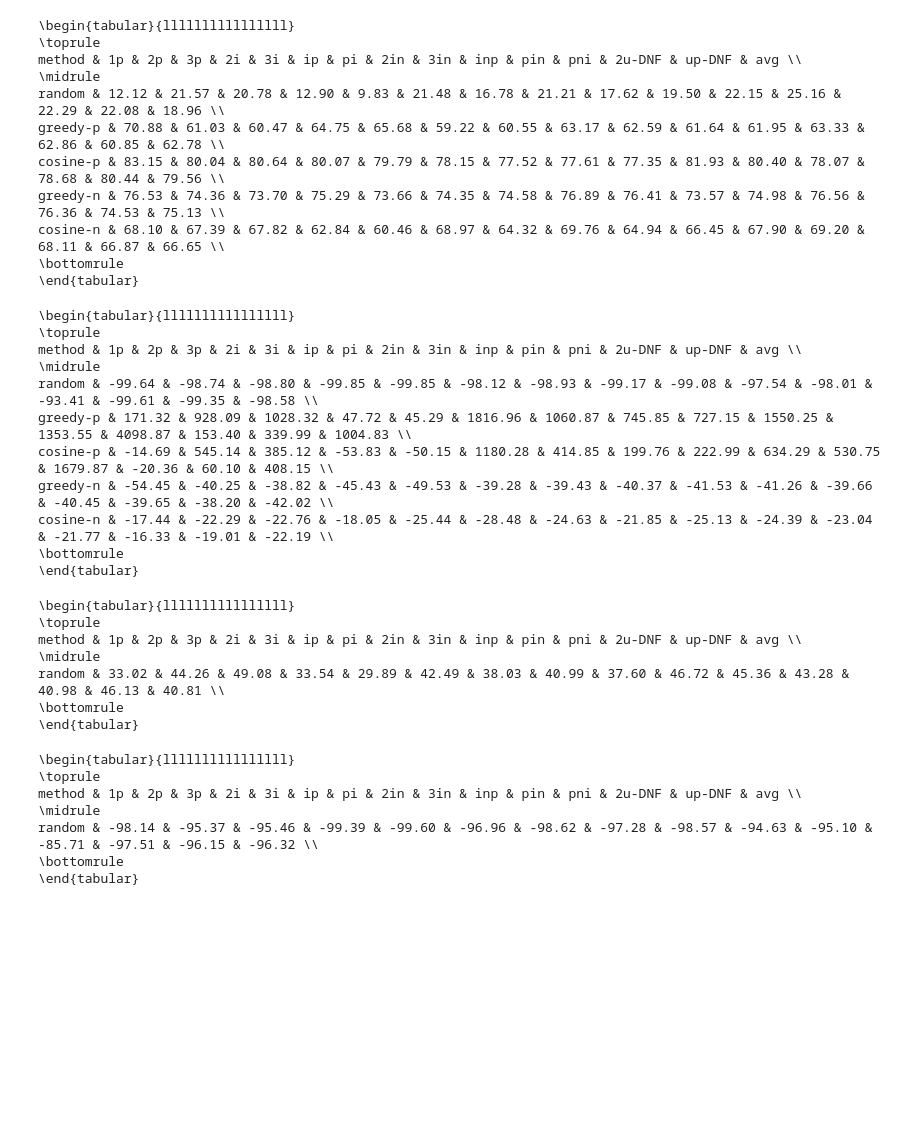
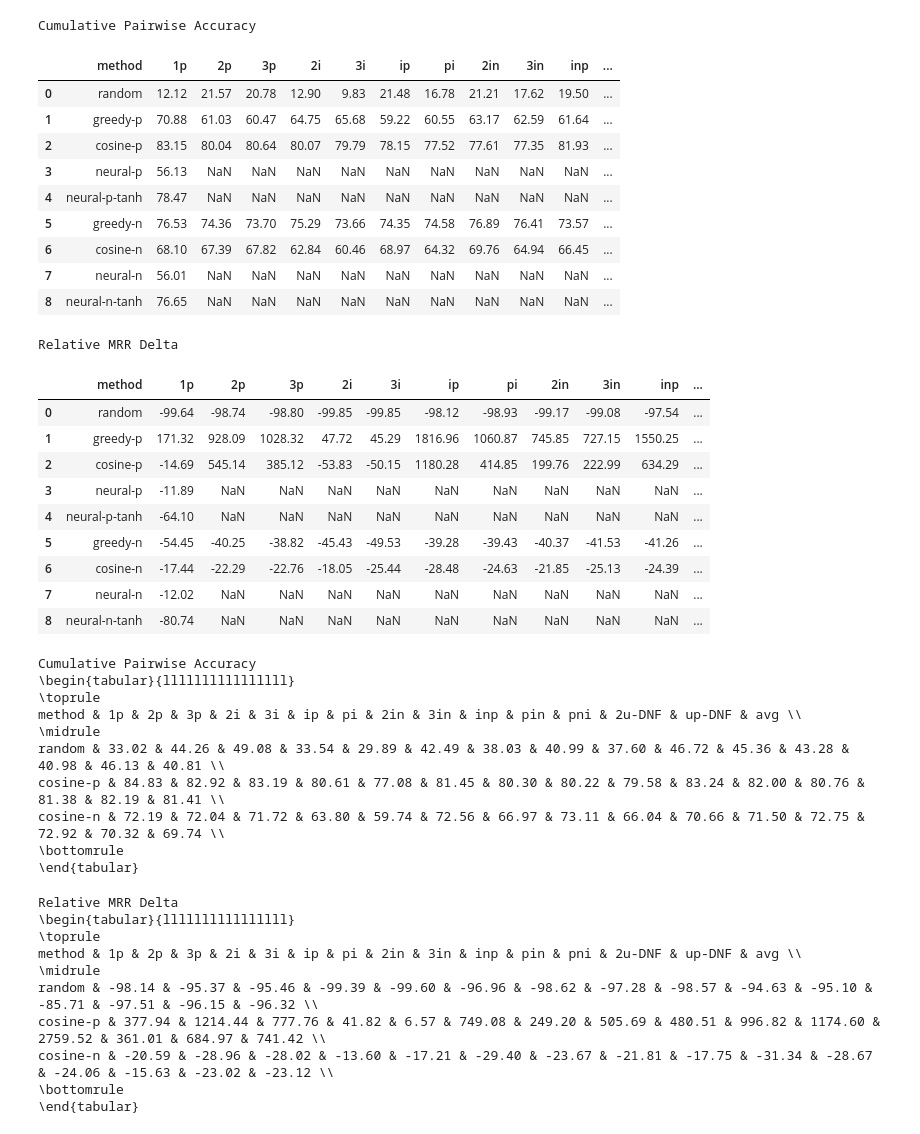
Before and after one commit to dfdazac/nqr, a Jupyter notebook: notebooks/01-make-results-table.ipynb, the cells around one changed output. Saved outputs shown, nothing was run; the diff lists cells and outputs as text; code cells hidden in the pictures; blank space fills up the shorter version.

```diff
--- a/notebooks/01-make-results-table.ipynb
+++ b/notebooks/01-make-results-table.ipynb
@@ -1,12 +1,17 @@
 # %%
+import matplotlib.pyplot as plt
 import pandas as pd
 
 selected_results_fb15k = {
     "random": "../results/fb15k_10_0.001_random_test_positive_1738248353/all_metrics.txt",
     "greedy-p": "../results/fb15k_10_0.001_greedy_test_positive_1738249844/all_metrics.txt",
     "cosine-p": "../results/fb15k_10_0.001_cosine_0.1_test_positive/all_metrics.txt",
+    "neural-p": "../results/fb15k_10_0.001_ltr_0.001_positive_1738509338/all_metrics_test_positive.txt",
+    "neural-p-tanh": "/home/daniel/projects/quack/results/fb15k_10_0.001_ltr_1e-05_positive_1738688598/all_metrics_test_positive.txt",
     "greedy-n": "../results/fb15k_10_0.001_greedy_test_negative_1738251902/all_metrics.txt",
     "cosine-n": "../results/fb15k_10_0.001_cosine_0.9_test_negative_1738310587/all_metrics_test.txt",
+    "neural-n": "../results/fb15k_10_0.001_ltr_0.001_positive_1738509338/all_metrics_test_negative.txt",
+    "neural-n-tanh": "/home/daniel/projects/quack/results/fb15k_10_0.001_ltr_1e-05_positive_1738688598/all_metrics_test_negative.txt"
 }
 
 def process_files(file_dict, metric_name):
@@ -26,43 +31,47 @@ def process_files(file_dict, metric_name):
                 if metric == f"{metric_name}:":
                     all_values.append(value)
                     metrics[f"{query_type}"] = f"{value * 100:.2f}"
-                # elif metric == "cumulative_mrr_hard_delta:":
-                #     metrics[f"{query_type}D-MRR"] = f"{float(value) * 100:.2f}"
 
         metrics["avg"] = f"{pd.Series(all_values).mean() * 100:.2f}"
         data.append(metrics)
 
     # Convert list of dicts to a DataFrame
     df = pd.DataFrame(data)
-    return df.to_latex(index=False)
+    return df
 # %%
-print(process_files(selected_results_fb15k, "cumulative_pairwise_accuracy"))
+df_pa = process_files(selected_results_fb15k, "cumulative_pairwise_accuracy")
+print("Cumulative Pairwise Accuracy")
+# print(df_pa.to_latex(index=False))
+df_pa
 # %% [output]
-\begin{tabular}{llllllllllllllll}
-\toprule
-method & 1p & 2p & 3p & 2i & 3i & ip & pi & 2in & 3in & inp & pin & pni & 2u-DNF & up-DNF & avg \\
-\midrule
-random & 12.12 & 21.57 & 20.78 & 12.90 & 9.83 & 21.48 & 16.78 & 21.21 & 17.62 & 19.50 & 22.15 & 25.16 & 22.29 & 22.08 & 18.96 \\
-greedy-p & 70.88 & 61.03 & 60.47 & 64.75 & 65.68 & 59.22 & 60.55 & 63.17 & 62.59 & 61.64 & 61.95 & 63.33 & 62.86 & 60.85 & 62.78 \\
-cosine-p & 83.15 & 80.04 & 80.64 & 80.07 & 79.79 & 78.15 & 77.52 & 77.61 & 77.35 & 81.93 & 80.40 & 78.07 & 78.68 & 80.44 & 79.56 \\
-greedy-n & 76.53 & 74.36 & 73.70 & 75.29 & 73.66 & 74.35 & 74.58 & 76.89 & 76.41 & 73.57 & 74.98 & 76.56 & 76.36 & 74.53 & 75.13 \\
-cosine-n & 68.10 & 67.39 & 67.82 & 62.84 & 60.46 & 68.97 & 64.32 & 69.76 & 64.94 & 66.45 & 67.90 & 69.20 & 68.11 & 66.87 & 66.65 \\
-\bottomrule
-\end{tabular}
+Cumulative Pairwise Accuracy
+|  | method | 1p | 2p | 3p | 2i | 3i | ip | pi | 2in | 3in | inp | ... |
+| 0 | random | 12.12 | 21.57 | 20.78 | 12.90 | 9.83 | 21.48 | 16.78 | 21.21 | 17.62 | 19.50 | ... |
+| 1 | greedy-p | 70.88 | 61.03 | 60.47 | 64.75 | 65.68 | 59.22 | 60.55 | 63.17 | 62.59 | 61.64 | ... |
+| 2 | cosine-p | 83.15 | 80.04 | 80.64 | 80.07 | 79.79 | 78.15 | 77.52 | 77.61 | 77.35 | 81.93 | ... |
+| 3 | neural-p | 56.13 | NaN | NaN | NaN | NaN | NaN | NaN | NaN | NaN | NaN | ... |
+| 4 | neural-p-tanh | 78.47 | NaN | NaN | NaN | NaN | NaN | NaN | NaN | NaN | NaN | ... |
+| 5 | greedy-n | 76.53 | 74.36 | 73.70 | 75.29 | 73.66 | 74.35 | 74.58 | 76.89 | 76.41 | 73.57 | ... |
+| 6 | cosine-n | 68.10 | 67.39 | 67.82 | 62.84 | 60.46 | 68.97 | 64.32 | 69.76 | 64.94 | 66.45 | ... |
+| 7 | neural-n | 56.01 | NaN | NaN | NaN | NaN | NaN | NaN | NaN | NaN | NaN | ... |
+| 8 | neural-n-tanh | 76.65 | NaN | NaN | NaN | NaN | NaN | NaN | NaN | NaN | NaN | ... |
 # %%
-print(process_files(selected_results_fb15k, "cumulative_mrr_hard_delta"))
+df_mrr = process_files(selected_results_fb15k, "cumulative_mrr_hard_delta")
+print("Relative MRR Delta")
+# print(df_mrr.to_latex(index=False))
+df_mrr
 # %% [output]
-\begin{tabular}{llllllllllllllll}
-\toprule
-method & 1p & 2p & 3p & 2i & 3i & ip & pi & 2in & 3in & inp & pin & pni & 2u-DNF & up-DNF & avg \\
-\midrule
-random & -99.64 & -98.74 & -98.80 & -99.85 & -99.85 & -98.12 & -98.93 & -99.17 & -99.08 & -97.54 & -98.01 & -93.41 & -99.61 & -99.35 & -98.58 \\
-greedy-p & 171.32 & 928.09 & 1028.32 & 47.72 & 45.29 & 1816.96 & 1060.87 & 745.85 & 727.15 & 1550.25 & 1353.55 & 4098.87 & 153.40 & 339.99 & 1004.83 \\
-cosine-p & -14.69 & 545.14 & 385.12 & -53.83 & -50.15 & 1180.28 & 414.85 & 199.76 & 222.99 & 634.29 & 530.75 & 1679.87 & -20.36 & 60.10 & 408.15 \\
-greedy-n & -54.45 & -40.25 & -38.82 & -45.43 & -49.53 & -39.28 & -39.43 & -40.37 & -41.53 & -41.26 & -39.66 & -40.45 & -39.65 & -38.20 & -42.02 \\
-cosine-n & -17.44 & -22.29 & -22.76 & -18.05 & -25.44 & -28.48 & -24.63 & -21.85 & -25.13 & -24.39 & -23.04 & -21.77 & -16.33 & -19.01 & -22.19 \\
-\bottomrule
-\end{tabular}
+Relative MRR Delta
+|  | method | 1p | 2p | 3p | 2i | 3i | ip | pi | 2in | 3in | inp | ... |
+| 0 | random | -99.64 | -98.74 | -98.80 | -99.85 | -99.85 | -98.12 | -98.93 | -99.17 | -99.08 | -97.54 | ... |
+| 1 | greedy-p | 171.32 | 928.09 | 1028.32 | 47.72 | 45.29 | 1816.96 | 1060.87 | 745.85 | 727.15 | 1550.25 | ... |
+| 2 | cosine-p | -14.69 | 545.14 | 385.12 | -53.83 | -50.15 | 1180.28 | 414.85 | 199.76 | 222.99 | 634.29 | ... |
+| 3 | neural-p | -11.89 | NaN | NaN | NaN | NaN | NaN | NaN | NaN | NaN | NaN | ... |
+| 4 | neural-p-tanh | -64.10 | NaN | NaN | NaN | NaN | NaN | NaN | NaN | NaN | NaN | ... |
+| 5 | greedy-n | -54.45 | -40.25 | -38.82 | -45.43 | -49.53 | -39.28 | -39.43 | -40.37 | -41.53 | -41.26 | ... |
+| 6 | cosine-n | -17.44 | -22.29 | -22.76 | -18.05 | -25.44 | -28.48 | -24.63 | -21.85 | -25.13 | -24.39 | ... |
+| 7 | neural-n | -12.02 | NaN | NaN | NaN | NaN | NaN | NaN | NaN | NaN | NaN | ... |
+| 8 | neural-n-tanh | -80.74 | NaN | NaN | NaN | NaN | NaN | NaN | NaN | NaN | NaN | ... |
 # %%
 selected_results_fb15k237 = {
     "random": "../results/fb15k237_10_0.0002_random_test_positive_1738320306/all_metrics_test_positive.txt",
@@ -69,21 +80,31 @@ selected_results_fb15k237 = {
 }
 # %%
-print(process_files(selected_results_fb15k237, "cumulative_pairwise_accuracy"))
+df_pa = process_files(selected_results_fb15k237, "cumulative_pairwise_accuracy")
+print("Cumulative Pairwise Accuracy")
+print(df_pa.to_latex(index=False))
 # %% [output]
+Cumulative Pairwise Accuracy
 \begin{tabular}{llllllllllllllll}
 \toprule
 method & 1p & 2p & 3p & 2i & 3i & ip & pi & 2in & 3in & inp & pin & pni & 2u-DNF & up-DNF & avg \\
 \midrule
 random & 33.02 & 44.26 & 49.08 & 33.54 & 29.89 & 42.49 & 38.03 & 40.99 & 37.60 & 46.72 & 45.36 & 43.28 & 40.98 & 46.13 & 40.81 \\
+cosine-p & 84.83 & 82.92 & 83.19 & 80.61 & 77.08 & 81.45 & 80.30 & 80.22 & 79.58 & 83.24 & 82.00 & 80.76 & 81.38 & 82.19 & 81.41 \\
+cosine-n & 72.19 & 72.04 & 71.72 & 63.80 & 59.74 & 72.56 & 66.97 & 73.11 & 66.04 & 70.66 & 71.50 & 72.75 & 72.92 & 70.32 & 69.74 \\
 \bottomrule
 \end{tabular}
 # %%
-print(process_files(selected_results_fb15k237, "cumulative_mrr_hard_delta"))
+df_mrr = process_files(selected_results_fb15k237, "cumulative_mrr_hard_delta")
+print("Relative MRR Delta")
+print(df_mrr.to_latex(index=False))
 # %% [output]
+Relative MRR Delta
 \begin{tabular}{llllllllllllllll}
 \toprule
 method & 1p & 2p & 3p & 2i & 3i & ip & pi & 2in & 3in & inp & pin & pni & 2u-DNF & up-DNF & avg \\
 \midrule
 random & -98.14 & -95.37 & -95.46 & -99.39 & -99.60 & -96.96 & -98.62 & -97.28 & -98.57 & -94.63 & -95.10 & -85.71 & -97.51 & -96.15 & -96.32 \\
+cosine-p & 377.94 & 1214.44 & 777.76 & 41.82 & 6.57 & 749.08 & 249.20 & 505.69 & 480.51 & 996.82 & 1174.60 & 2759.52 & 361.01 & 684.97 & 741.42 \\
+cosine-n & -20.59 & -28.96 & -28.02 & -13.60 & -17.21 & -29.40 & -23.67 & -21.81 & -17.75 & -31.34 & -28.67 & -24.06 & -15.63 & -23.02 & -23.12 \\
 \bottomrule
 \end{tabular}
```
Also changed, not shown: parts of 5 cells of this notebook, 3 other files.
